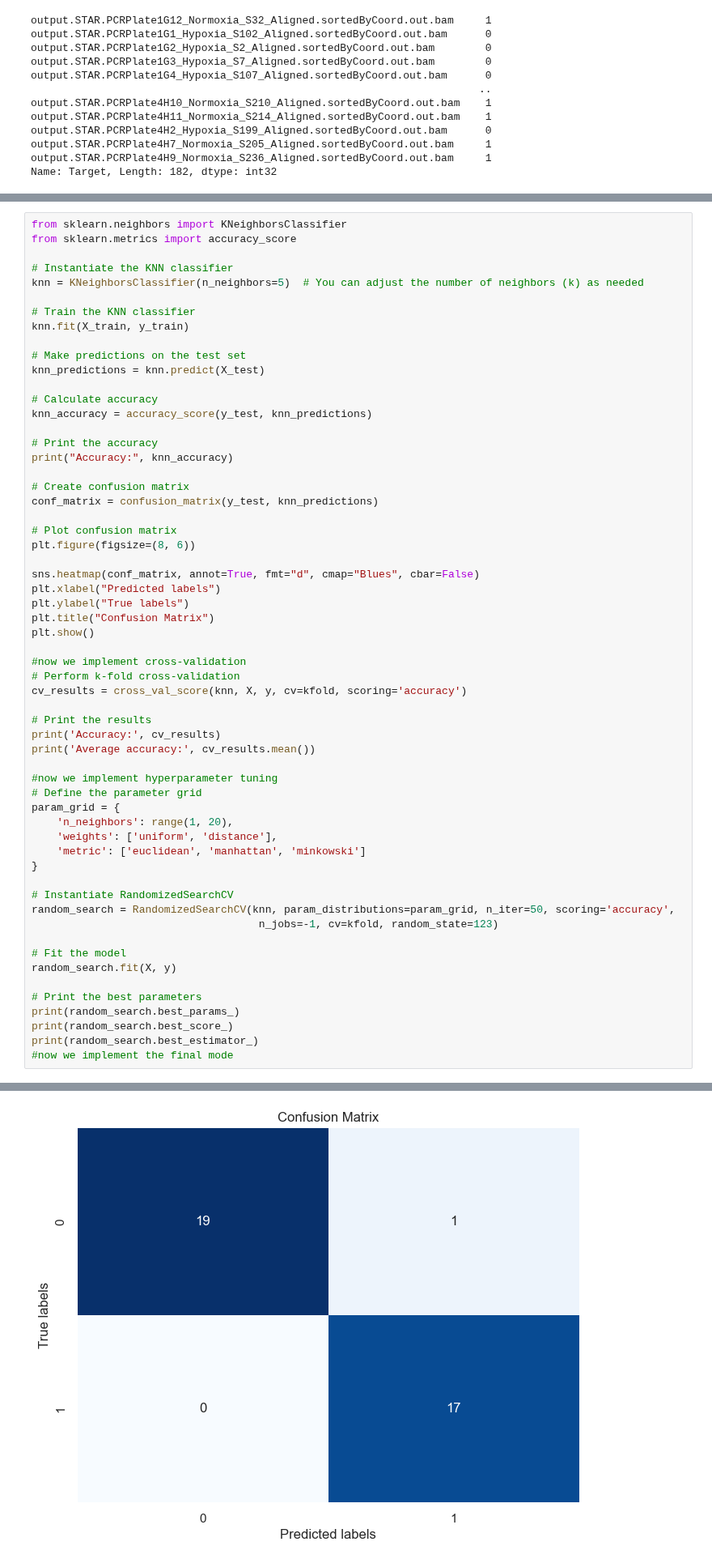
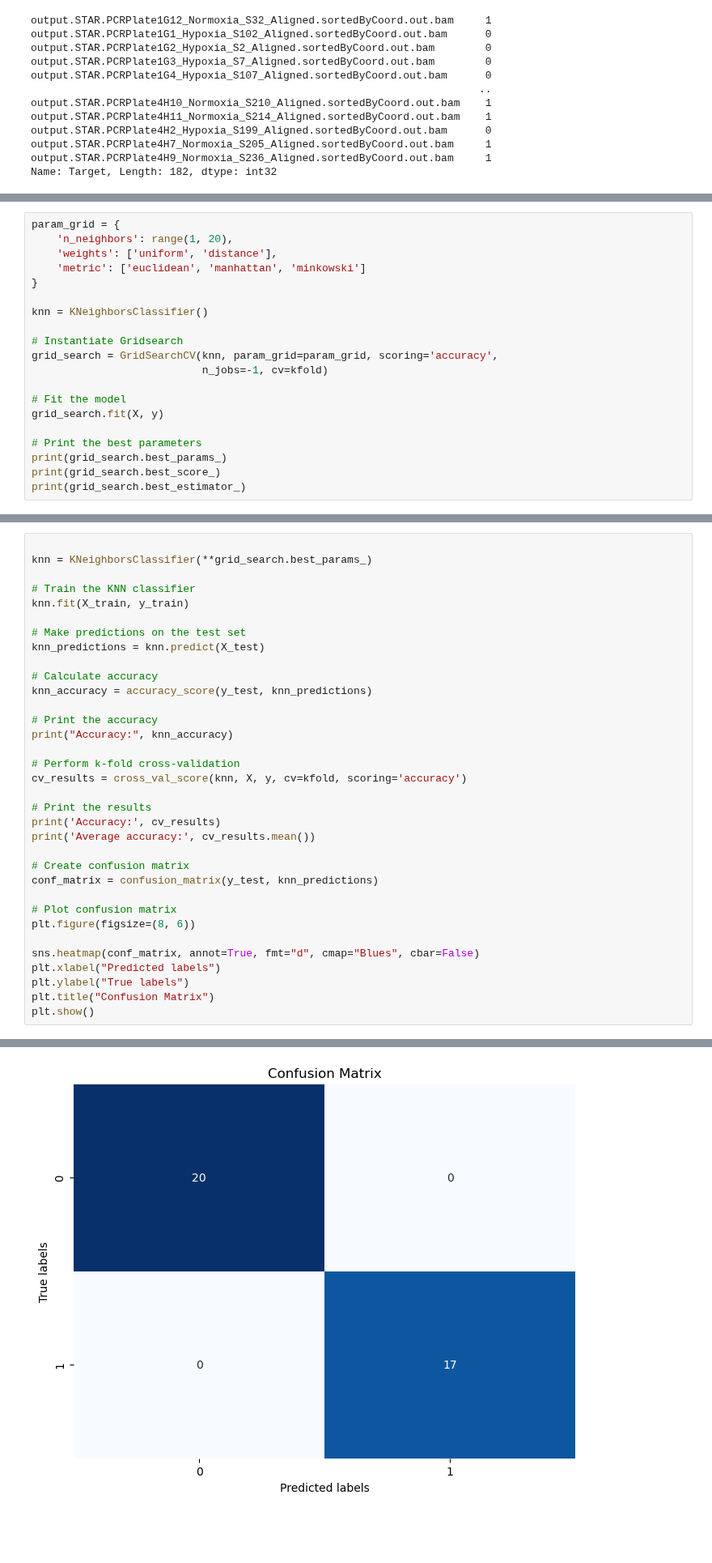
Before and after one commit to eghirardo/ai_lab, a Jupyter notebook: 3. HCC1806_training.ipynb, the cells around one changed output, grey strips where cells are left out. Shown at 81% size. Drawn from its saved outputs; the diff is of its cells as text; blank space fills up the shorter version.

```diff
--- a/3. HCC1806_training.ipynb
+++ b/3. HCC1806_training.ipynb
@@ -276,0 +196,20 @@ Accuracy: 1.0
+# %%
+param_grid = {
+    'n_neighbors': range(1, 20),
+    'weights': ['uniform', 'distance'],
+    'metric': ['euclidean', 'manhattan', 'minkowski']
+}
+
+knn = KNeighborsClassifier()
+
+# Instantiate Gridsearch
+grid_search = GridSearchCV(knn, param_grid=param_grid, scoring='accuracy',
+                           n_jobs=-1, cv=kfold)
+
+# Fit the model
+grid_search.fit(X, y)
+
+# Print the best parameters
+print(grid_search.best_params_)
+print(grid_search.best_score_)
+print(grid_search.best_estimator_)
@@ -277,9 +220,6 @@ Accuracy: 1.0
 # %%
-from sklearn.neighbors import KNeighborsClassifier
-from sklearn.metrics import accuracy_score
 
-# Instantiate the KNN classifier
-knn = KNeighborsClassifier(n_neighbors=5)  # You can adjust the number of neighbors (k) as needed
+knn = KNeighborsClassifier(**grid_search.best_params_)
 
 # Train the KNN classifier
 knn.fit(X_train, y_train)
@@ -293,6 +233,13 @@ knn_accuracy = accuracy_score(y_test, knn_predictions)
 # Print the accuracy
 print("Accuracy:", knn_accuracy)
 
+# Perform k-fold cross-validation
+cv_results = cross_val_score(knn, X, y, cv=kfold, scoring='accuracy')
+
+# Print the results
+print('Accuracy:', cv_results)
+print('Average accuracy:', cv_results.mean())
+
 # Create confusion matrix
 conf_matrix = confusion_matrix(y_test, knn_predictions)
 
@@ -304,33 +251,4 @@ plt.xlabel("Predicted labels")
 plt.ylabel("True labels")
 plt.title("Confusion Matrix")
 plt.show()
-
-#now we implement cross-validation
-# Perform k-fold cross-validation
-cv_results = cross_val_score(knn, X, y, cv=kfold, scoring='accuracy')
-
-# Print the results
-print('Accuracy:', cv_results)
-print('Average accuracy:', cv_results.mean())
-
-#now we implement hyperparameter tuning
-# Define the parameter grid
-param_grid = {
-    'n_neighbors': range(1, 20),
-    'weights': ['uniform', 'distance'],
-    'metric': ['euclidean', 'manhattan', 'minkowski']
-}
-
-# Instantiate RandomizedSearchCV
-random_search = RandomizedSearchCV(knn, param_distributions=param_grid, n_iter=50, scoring='accuracy',
-                                    n_jobs=-1, cv=kfold, random_state=123)
-
-# Fit the model
-random_search.fit(X, y)
-
-# Print the best parameters
-print(random_search.best_params_)
-print(random_search.best_score_)
-print(random_search.best_estimator_)
-#now we implement the final mode
 # %% [output]
@@ -338 +256 @@ Accuracy: 0.972972972972973
-[figure, old version]
+[figure, new version]
```
Also changed, not shown: parts of 18 cells of this notebook.
